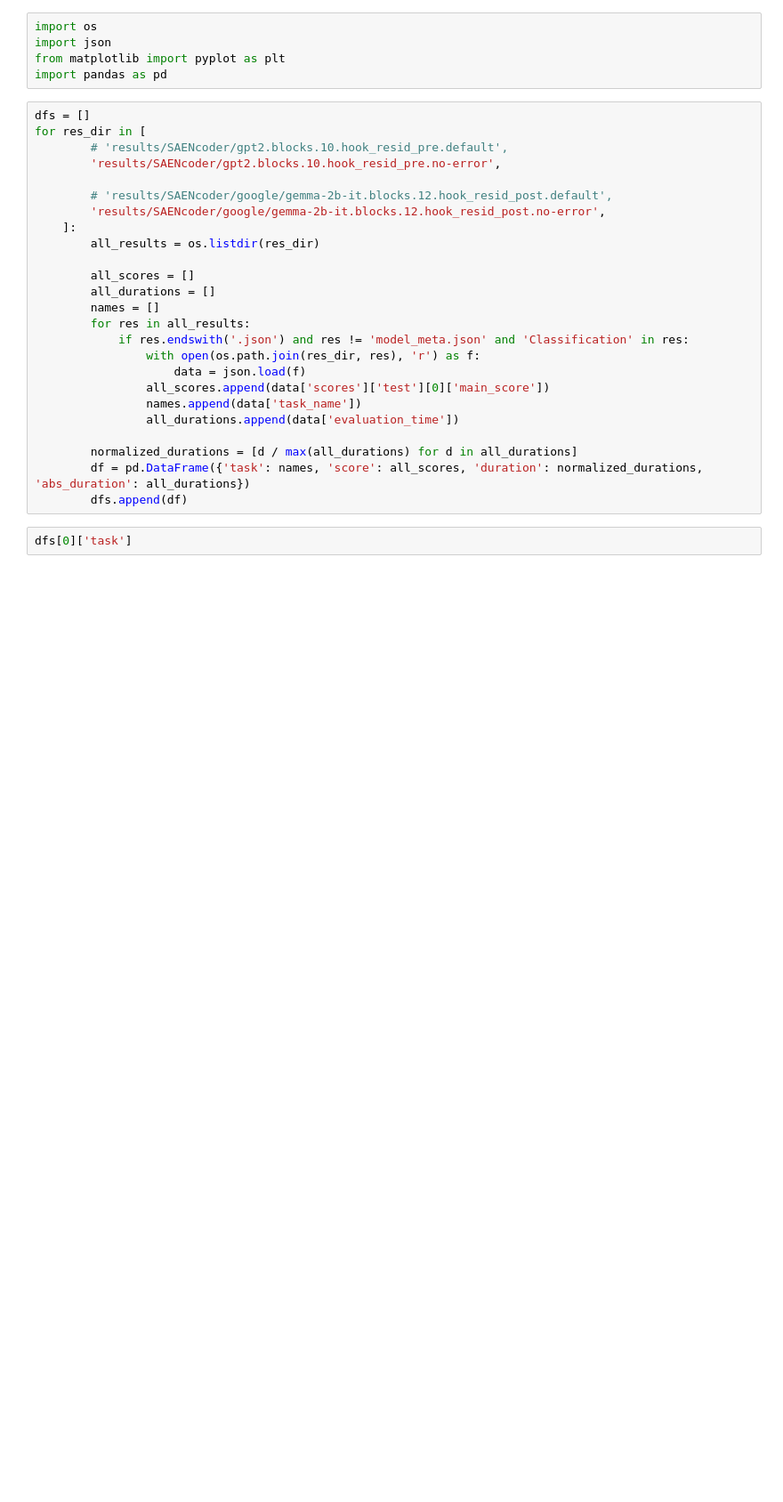
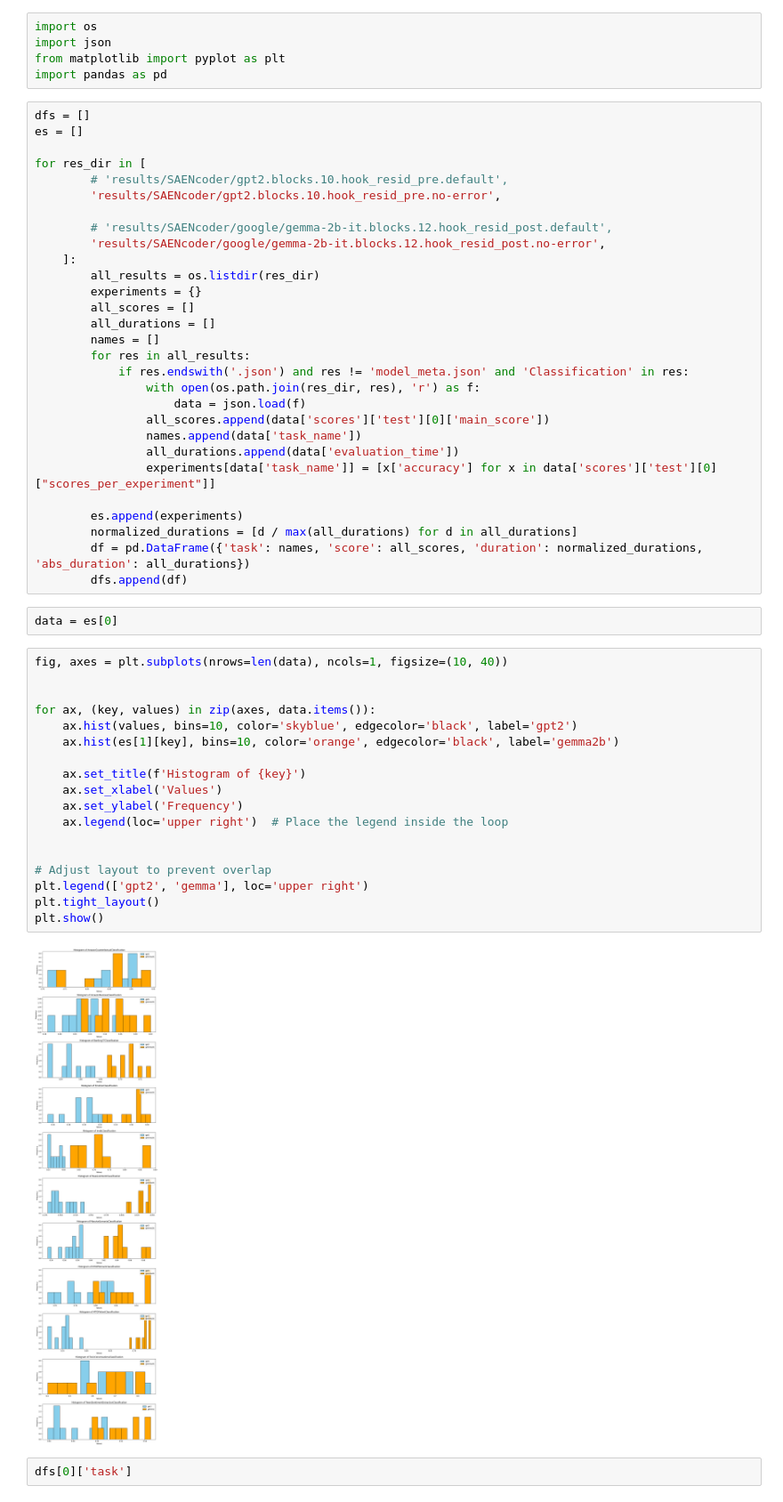
Before and after one commit to Lewington-pitsos/mteb, a Jupyter notebook: pad.ipynb, the cells around one changed output. Shown: that part at 89% size. Drawn from its saved outputs; the diff is of its cells as text; blank space fills up the shorter version.

Commit message:
eda on different experiments

```diff
--- a/pad.ipynb
+++ b/pad.ipynb
@@ -5,6 +5,8 @@ from matplotlib import pyplot as plt
 import pandas as pd
 # %%
 dfs = []
+es = []
+
 for res_dir in [
         # 'results/SAENcoder/gpt2.blocks.10.hook_resid_pre.default',
         'results/SAENcoder/gpt2.blocks.10.hook_resid_pre.no-error',
@@ -13,7 +15,7 @@ for res_dir in [
         'results/SAENcoder/google/gemma-2b-it.blocks.12.hook_resid_post.no-error',
     ]:
         all_results = os.listdir(res_dir)
-
+        experiments = {}
         all_scores = []
         all_durations = []
         names = []
@@ -24,10 +26,34 @@ for res_dir in [
                 all_scores.append(data['scores']['test'][0]['main_score'])
                 names.append(data['task_name'])
                 all_durations.append(data['evaluation_time'])
+                experiments[data['task_name']] = [x['accuracy'] for x in data['scores']['test'][0]["scores_per_experiment"]]
 
+        es.append(experiments)
         normalized_durations = [d / max(all_durations) for d in all_durations]
         df = pd.DataFrame({'task': names, 'score': all_scores, 'duration': normalized_durations, 'abs_duration': all_durations})
         dfs.append(df)
+# %%
+data = es[0]
+# %%
+fig, axes = plt.subplots(nrows=len(data), ncols=1, figsize=(10, 40))
+
+
+for ax, (key, values) in zip(axes, data.items()):
+    ax.hist(values, bins=10, color='skyblue', edgecolor='black', label='gpt2')
+    ax.hist(es[1][key], bins=10, color='orange', edgecolor='black', label='gemma2b')
+
+    ax.set_title(f'Histogram of {key}')
+    ax.set_xlabel('Values')
+    ax.set_ylabel('Frequency')
+    ax.legend(loc='upper right')  # Place the legend inside the loop
+
+
+# Adjust layout to prevent overlap
+plt.legend(['gpt2', 'gemma'], loc='upper right')
+plt.tight_layout()
+plt.show()
+# %% [output]
+[figure, added]
 # %%
 dfs[0]['task']
 # %% [output]
```
Also changed, not shown: 1 other file.
